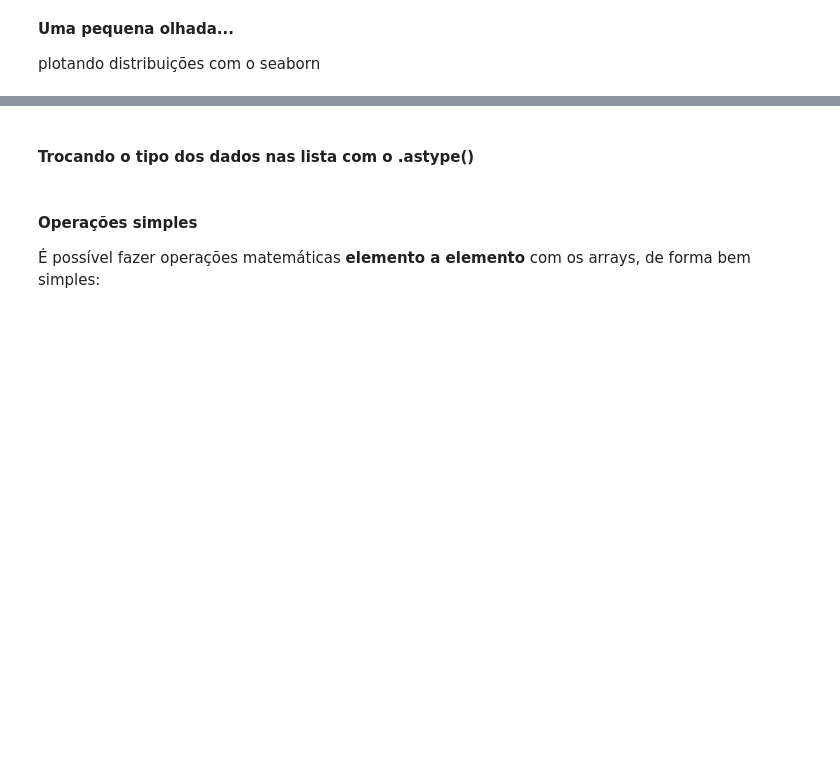
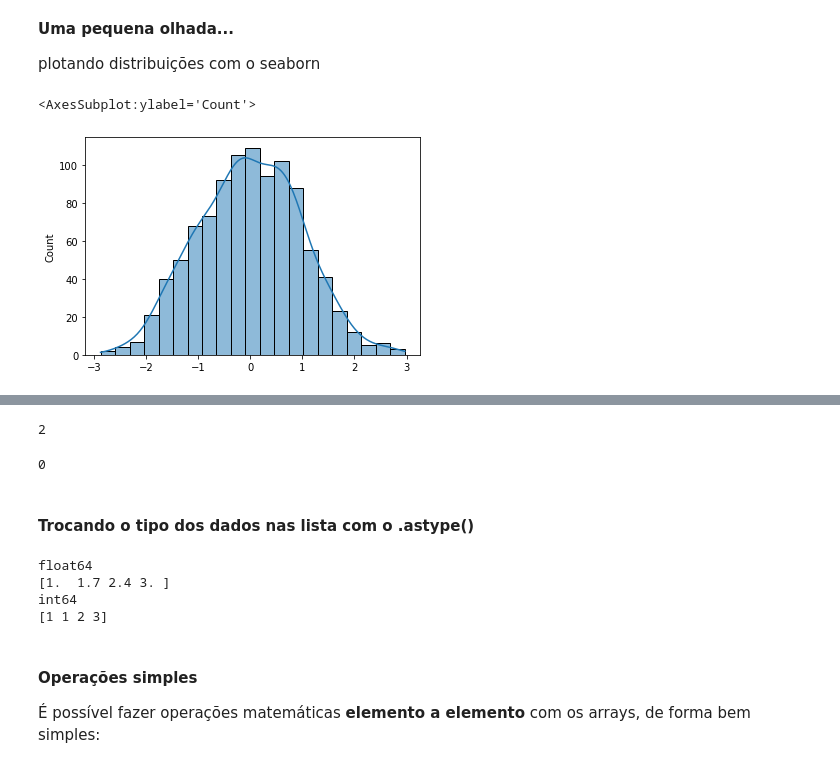
Before and after one commit to georgecnha/tec_prog1_George_Pontes, a Jupyter notebook: 02_Numpy.ipynb, the cells around one changed output, grey strips where cells are left out. Cells and saved outputs as stored; diff of their text form; code cells hidden in the pictures; blank space fills up the shorter version.

```diff
--- a/02_Numpy.ipynb
+++ b/02_Numpy.ipynb
@@ -181,3 +224,6 @@ Também conseguimos trabalhar com **distribuições estatísticas de probabilida
 <img src = "https://www.allaboutcircuits.com/uploads/articles/an-introduction-to-the-normal-distribution-in-electrical-engineerin-rk-aac-image1.jpg" />
 # %% [markdown]
 Array com números aleatórios de uma distribuição normal (gaussiana)
+# %%
+arr = np.random.normal(0,1,1000)
+arr
@@ -185,14 +249,47 @@ Array com números aleatórios de uma distribuição normal (gaussiana)
 __Uma pequena olhada...__
 
 plotando distribuições com o seaborn
+# %%
+import seaborn as sns
+sns.histplot(arr,kde=True)
+# %% [output]
+<AxesSubplot:ylabel='Count'>
+[figure, added]
 # %% [markdown]
 #### Indexação
 
 É possível acessar elementos individuais dos arrays pelos **índices**, da mesma forma que fazemos com listas.
 
 <img src = "https://numpy.org/devdocs/_images/np_indexing.png" />
+# %%
+#Índice do máximo
+
+import numpy as np
+a= np.array([1,2,3])
+a.argmax()
+# %% [output]
+2
+# %%
+a.argmin()
+# %% [output]
+0
 # %% [markdown]
 #### Trocando o tipo dos dados nas lista com o .astype()
+# %%
+arr = np.array([1, 1.7, 2.4, 3.0])
+
+print(arr.dtype)
+print(arr)
+
+arr = arr.astype(np.int64)
+
+print(arr.dtype)
+print(arr)
+# %% [output]
+float64
+[1.  1.7 2.4 3. ]
+int64
+[1 1 2 3]
 # %% [markdown]
 #### Operações simples
 
```
Also changed, not shown: parts of 54 cells of this notebook.
